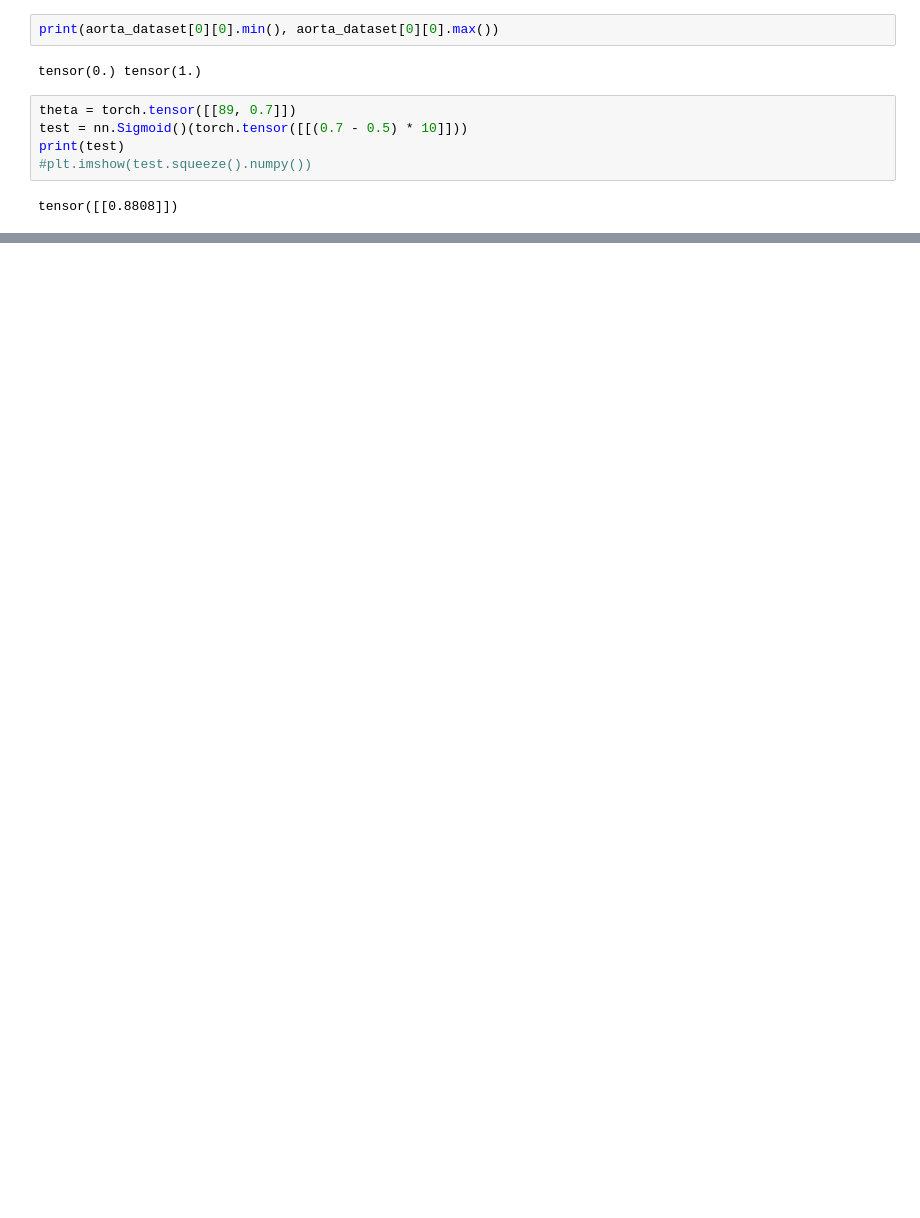
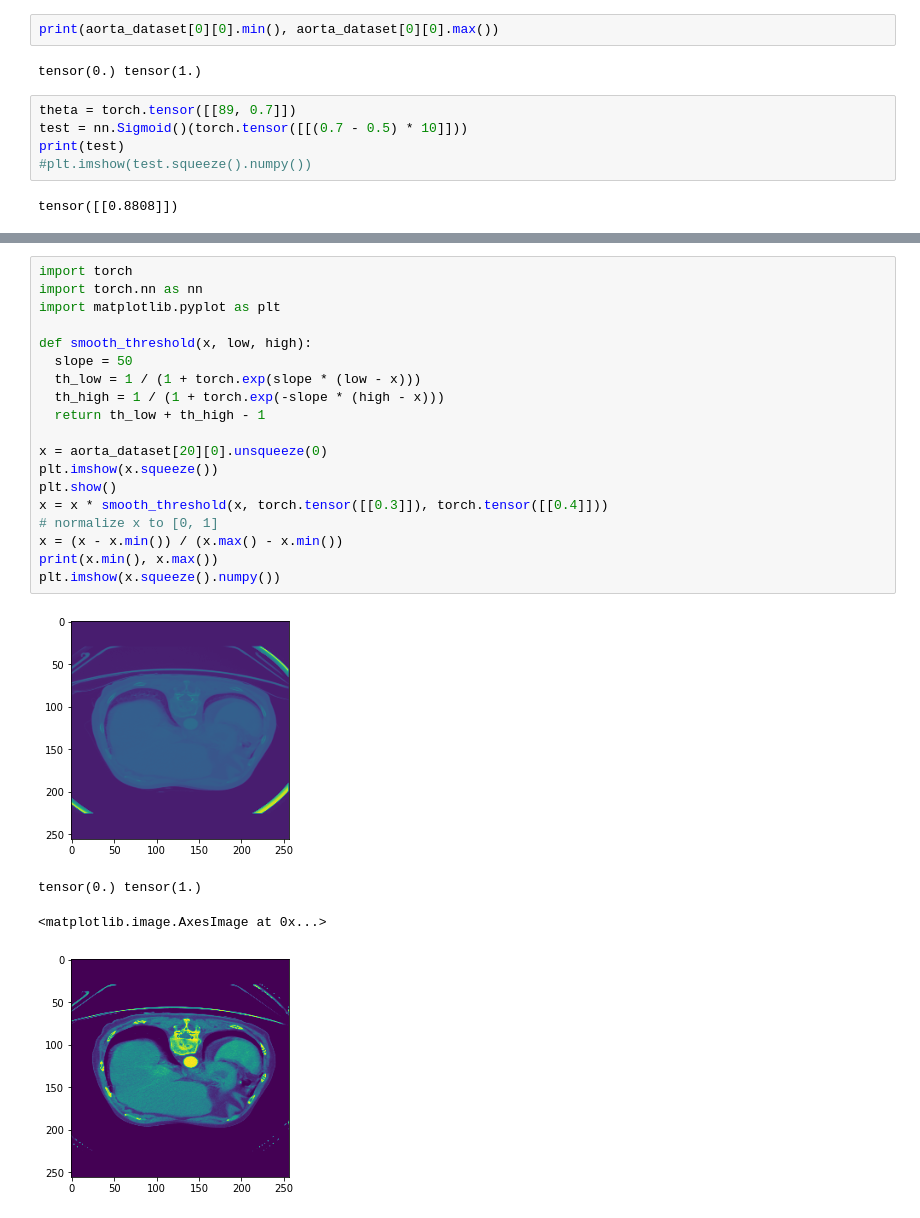
Before and after one commit to marinbenc/domain-specific-transforms, a Jupyter notebook: scratchpad.ipynb, the cells around one changed output, grey strips where cells are left out. Cells and saved outputs as stored; diff of their text form; blank space fills up the shorter version.

Commit message:
Restore thresholding model

```diff
--- a/scratchpad.ipynb
+++ b/scratchpad.ipynb
@@ -96,0 +101,24 @@ tensor(0.) tensor(0.3119)
+# %%
+import torch
+import torch.nn as nn
+import matplotlib.pyplot as plt
+
+def smooth_threshold(x, low, high):
+  slope = 50
+  th_low = 1 / (1 + torch.exp(slope * (low - x)))
+  th_high = 1 / (1 + torch.exp(-slope * (high - x)))
+  return th_low + th_high - 1
+
+x = aorta_dataset[20][0].unsqueeze(0)
+plt.imshow(x.squeeze())
+plt.show()
+x = x * smooth_threshold(x, torch.tensor([[0.3]]), torch.tensor([[0.4]]))
+# normalize x to [0, 1]
+x = (x - x.min()) / (x.max() - x.min())
+print(x.min(), x.max())
+plt.imshow(x.squeeze().numpy())
+# %% [output]
+[figure, added]
+tensor(0.) tensor(1.)
+<matplotlib.image.AxesImage at 0x...>
+[figure, added]
```
Also changed, not shown: parts of 3 cells of this notebook, 4 other files.
